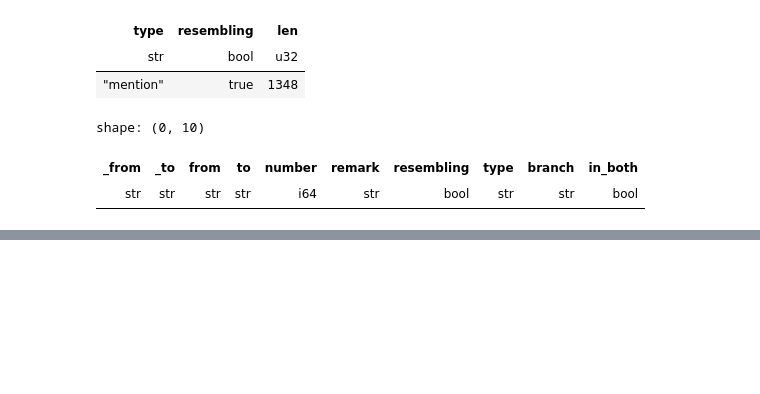
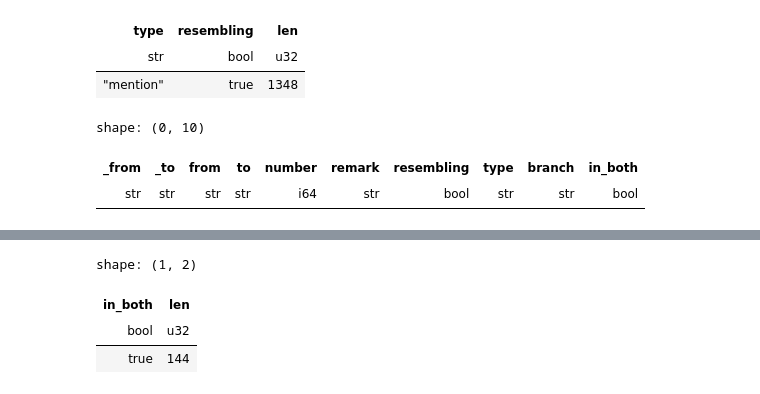
Before and after one commit to suttacentral/relationship_edges, a Jupyter notebook: investigate_combined.ipynb, the cells around one changed output, grey strips where cells are left out. Cells and saved outputs as stored; diff of their text form; code cells hidden in the pictures; blank space fills up the shorter version.

```diff
--- a/investigate_combined.ipynb
+++ b/investigate_combined.ipynb
@@ -74,3 +74,10 @@ shape: (2, 10)
 | str | str | str | str | i64 | str | bool | str | str | bool |
 | "super_nav_details/kv14.8" | "super_nav_details/sa787" | "kv14.8#8.1" | "sa787-788" | 1 | null | false | "mention" | "main" | false |
 | "super_nav_details/kv14.8" | "super_nav_details/sa788" | "kv14.8#8.1" | "sa787-788" | 1 | null | false | "mention" | "main" | false |
+# %%
+df.filter(pl.col('_from').str.contains('lzh-dg-bi-pm-sk36')).group_by(pl.col('in_both')).len()
+# %% [output]
+shape: (1, 2)
+| in_both | len |
+| bool | u32 |
+| true | 144 |
```
Also changed, not shown: parts of 4 cells of this notebook.
